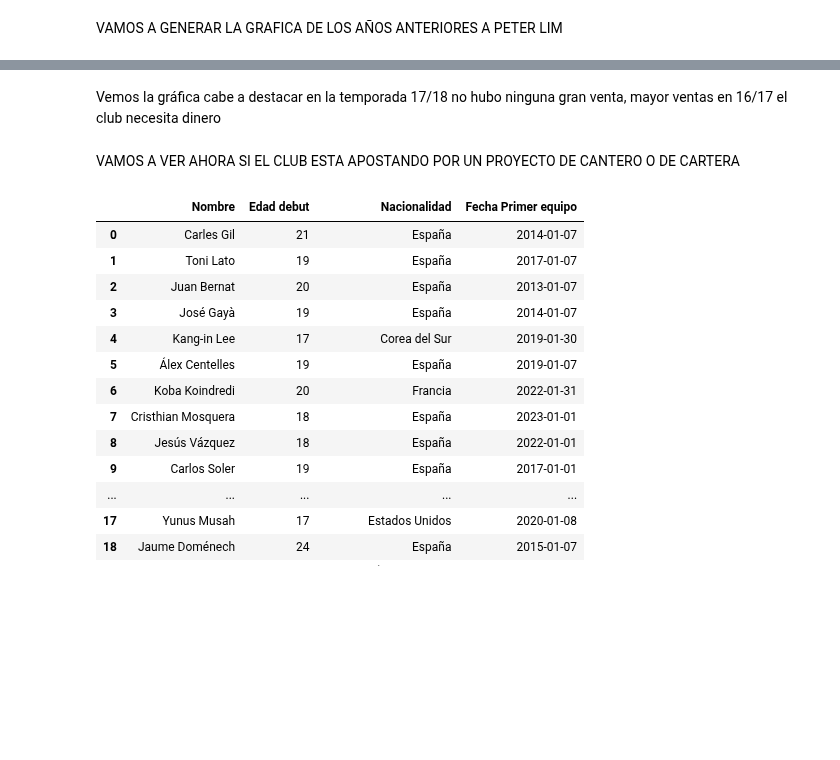
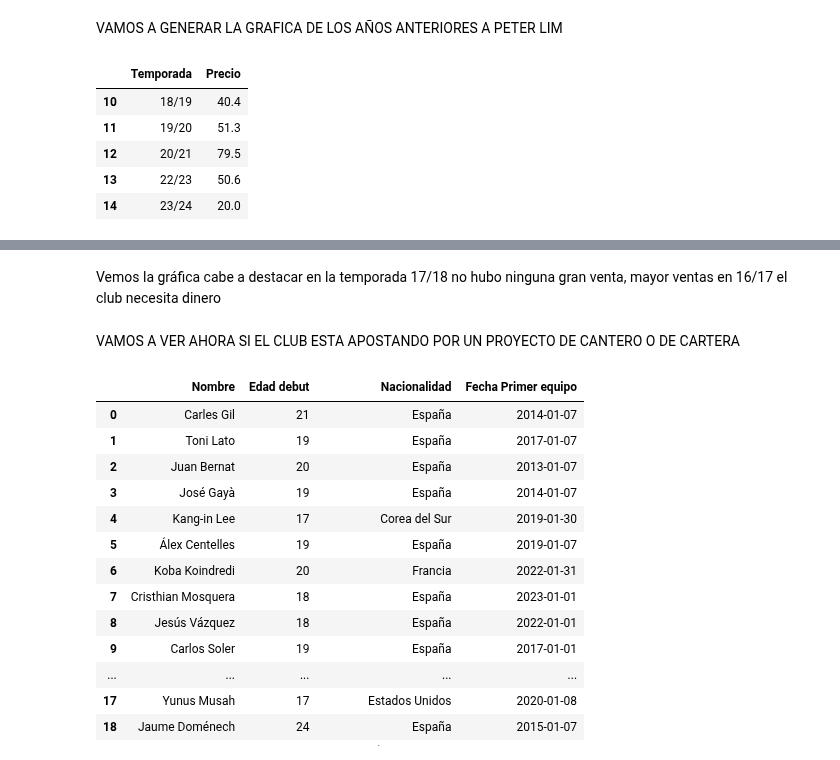
Before and after one commit to RaulSoler/ONLINE_DS_THEBRIDGE_RAULSOLER, a Jupyter notebook: Proyecto EDA/LIMGOHOME/memoria.ipynb, the cells around one changed output, grey strips where cells are left out. Saved outputs shown, nothing was run; the diff lists cells and outputs as text; code cells hidden in the pictures; blank space fills up the shorter version.

```diff
--- a/Proyecto EDA/LIMGOHOME/memoria.ipynb
+++ b/Proyecto EDA/LIMGOHOME/memoria.ipynb
@@ -262,6 +235,15 @@ VAMOS A GENERAR LA GRAFICA DE LOS AÑOS ANTERIORES A PETER LIM
 resto_ventas = Ventas.iloc[10:17]  #Desde la temporada 16/17 hasta las 12/13 Para ver las grandes ventas
 suma_resto = round(resto_ventas.Precio.sum(),2)
 ventas_por_temporada = resto_ventas.groupby('Temporada')['Precio'].sum().reset_index()
+# %%
+resto_ventas
+# %% [output]
+|  | Temporada | Precio |
+| 10 | 18/19 | 40.4 |
+| 11 | 19/20 | 51.3 |
+| 12 | 20/21 | 79.5 |
+| 13 | 22/23 | 50.6 |
+| 14 | 23/24 | 20.0 |
 # %%
 plt.figure(figsize=(10, 6))
 sns.barplot(data=ventas_por_temporada, x='Temporada', y='Precio', hue="Temporada");
```
Also changed, not shown: parts of 11 cells of this notebook, 3 other files.
